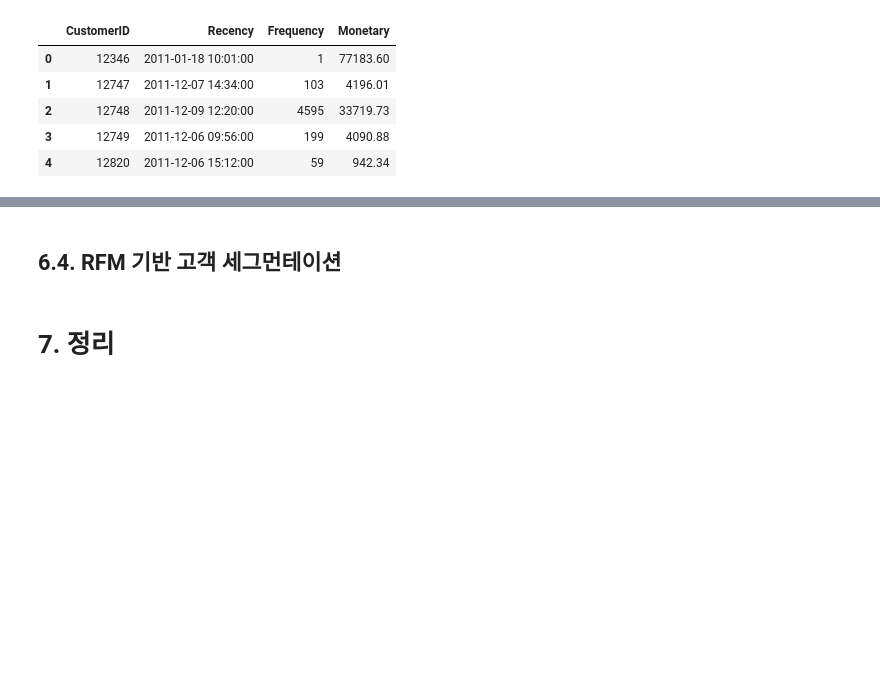
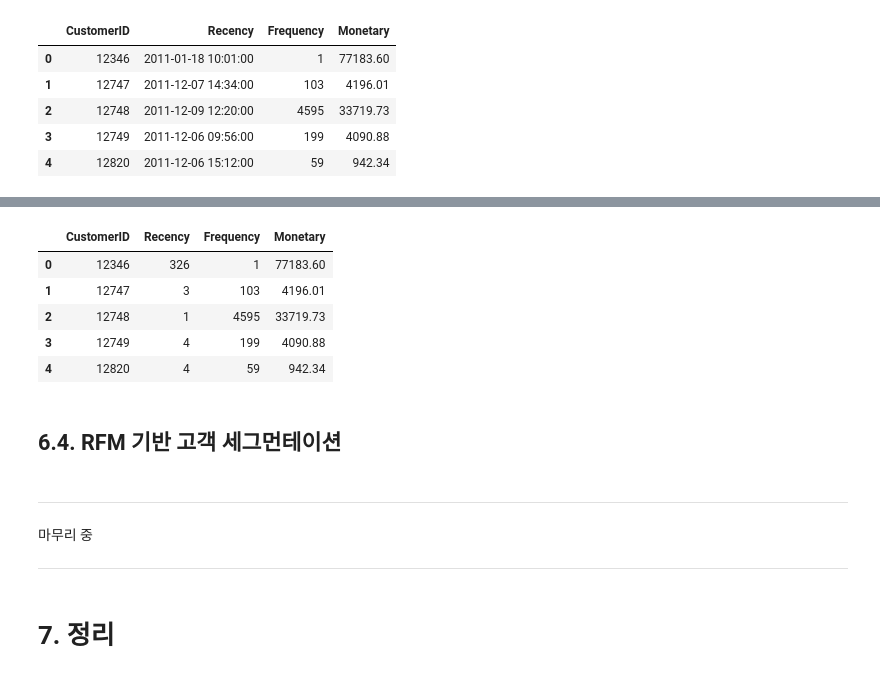
Before and after one commit to LeeSeungwon89/Machine-learning_Theory, a Jupyter notebook: CHAPTER7 군집화.ipynb, the cells around one changed output, grey strips where cells are left out. Cells and saved outputs as stored; diff of their text form; code cells hidden in the pictures; blank space fills up the shorter version.

```diff
--- a/CHAPTER7 군집화.ipynb
+++ b/CHAPTER7 군집화.ipynb
@@ -1101,0 +1096,4 @@ cust_df.head()
+# %%
+import datetime as dt
+cust_df['Recency'] = dt.datetime(2011, 12, 10) - cust_df['Recency']
+cust_df['Recency'].min()
@@ -1101,0 +1104,3 @@ cust_df.head()
+# %%
+cust_df['Recency'] = cust_df['Recency'].apply(lambda x: x.days + 1)
+cust_df['Recency']
@@ -1102,4 +1120,21 @@ cust_df.head()
+# %%
+cust_df.head()
+# %% [output]
+|  | CustomerID | Recency | Frequency | Monetary |
+| 0 | 12346 | 326 | 1 | 77183.60 |
+| 1 | 12747 | 3 | 103 | 4196.01 |
+| 2 | 12748 | 1 | 4595 | 33719.73 |
+| 3 | 12749 | 4 | 199 | 4090.88 |
+| 4 | 12820 | 4 | 59 | 942.34 |
 # %% [markdown]
 ## **6.4. RFM 기반 고객 세그먼테이션**
+# %% [markdown]
+
+
+---
+
+마무리 중
+
+---
 # %% [markdown]
 # **7. 정리**
```
Also changed, not shown: parts of 9 cells of this notebook.
